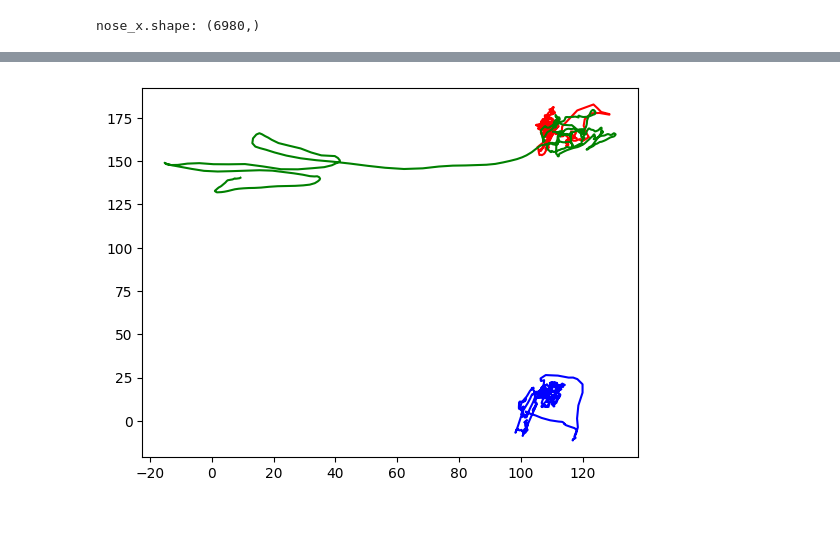
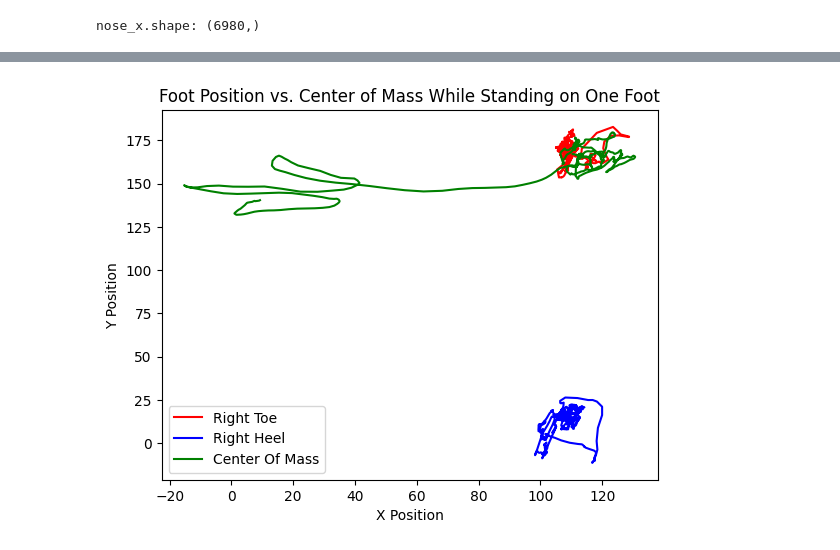
Before and after one commit to Biol2299-Matthis-Fall2022/Biol2299-Matthis-Fall2022, a Jupyter notebook: jupyter_book/jupyter_ipython_notebooks/freemocap_center_of_mass_analysis.ipynb, the cells around one changed output, grey strips where cells are left out. Drawn from its saved outputs; the diff is of its cells as text; code cells hidden in the pictures; blank space fills up the shorter version.

```diff
--- a/jupyter_book/jupyter_ipython_notebooks/freemocap_center_of_mass_analysis.ipynb
+++ b/jupyter_book/jupyter_ipython_notebooks/freemocap_center_of_mass_analysis.ipynb
@@ -77,14 +85,20 @@ right_heel_z = skeleton_dataframe["right_heel_z"]
 cx = com_xyz[np.arange(2500,3500),0]
 cy = com_xyz[np.arange(2500,3500),1]
-# %%
-fig2 = plt.Figure()
-# ax = fig2.add_subplot()
-
-plt.plot(right_toe_x[2500:3500], right_toe_y[2500:3500], 'r')
-plt.plot(right_heel_x[2500:3500], right_heel_y[2500:3500], 'b')
-
-plt.plot(cx, cy, 'g')
-
-plt.show()
-# %% [output]
-[figure, removed]
+# %%
+#Change the frame numbers for an area of interest
+startFrame = 2500
+endFrame = 3500
+
+
+fig2 = plt.Figure()
+
+plt.plot(right_toe_x[startFrame:endFrame], right_toe_y[startFrame:endFrame], 'r')
+plt.plot(right_heel_x[startFrame:endFrame], right_heel_y[startFrame:endFrame], 'b')
+plt.plot(cx, cy, 'g')
+plt.title("Foot Position vs. Center of Mass While Standing on One Foot")
+plt.xlabel("X Position")
+plt.ylabel("Y Position")
+plt.legend(["Right Toe", "Right Heel", "Center Of Mass"])
+plt.show()
+# %% [output]
+[figure, added]
```
Also changed, not shown: parts of 11 cells of this notebook.
